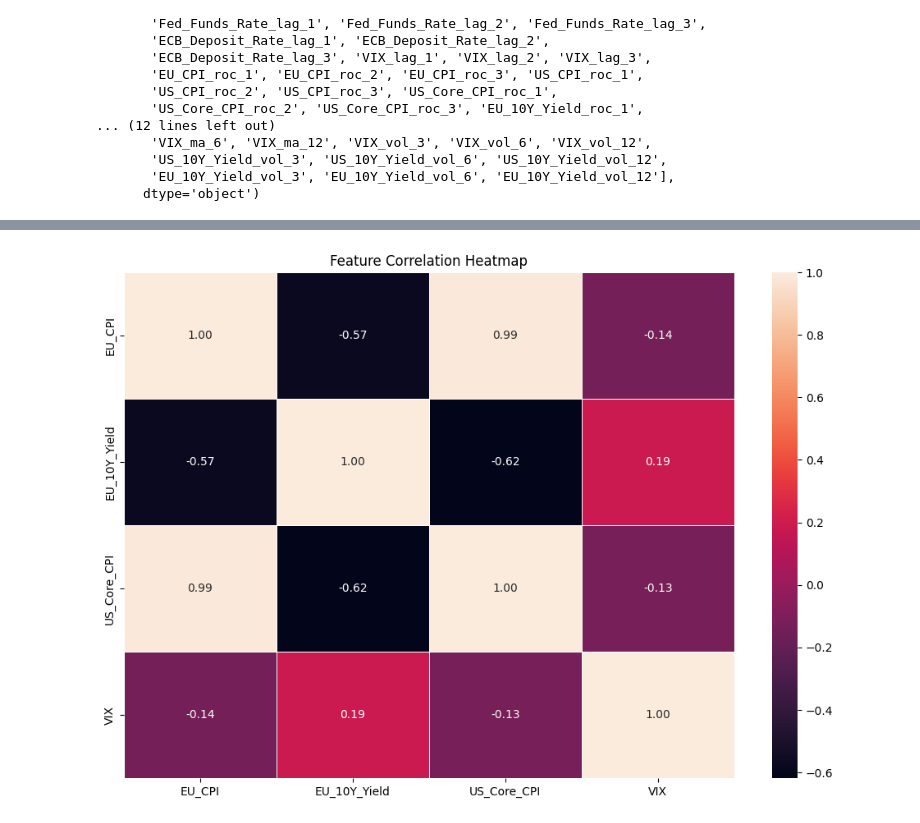
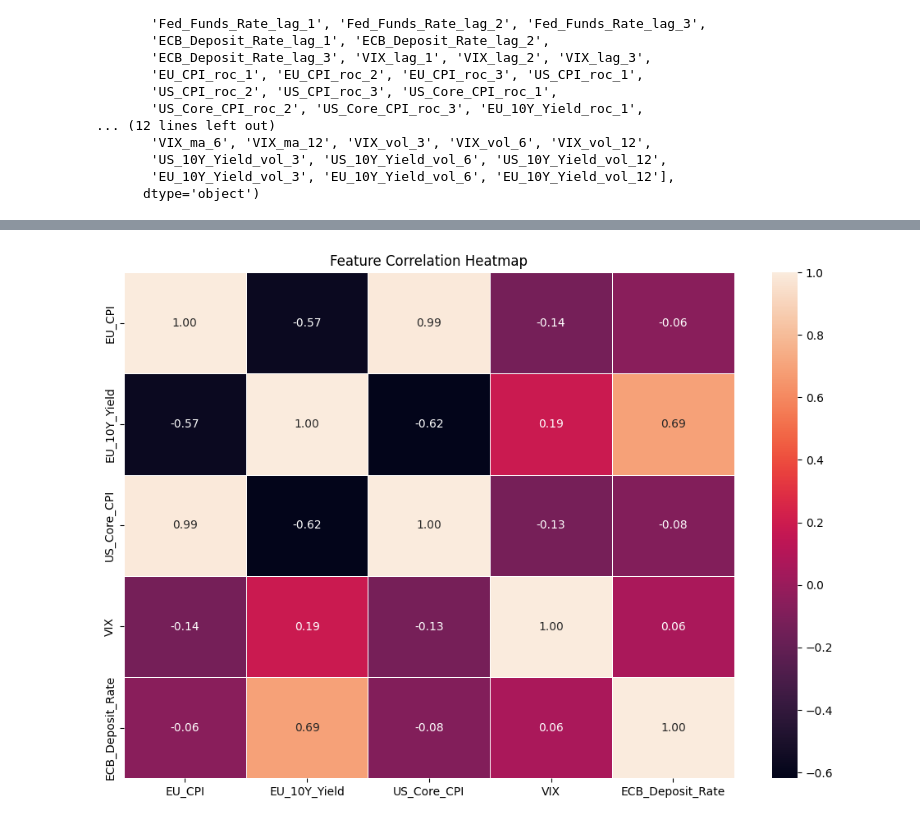
Before and after one commit to rgg81/fundamental-trading-signals, a Jupyter notebook: notebooks/eda.ipynb, the cells around one changed output, grey strips where cells are left out. Saved outputs shown, nothing was run; the diff lists cells and outputs as text; code cells hidden in the pictures.

```diff
--- a/notebooks/eda.ipynb
+++ b/notebooks/eda.ipynb
@@ -127,9 +127,9 @@ Name: EURUSD_Close, Length: 303, dtype: int64
 # %%
 # Correlation Analysis
 plt.figure(figsize=(12, 8))
-corr_matrix = features[["EU_CPI", "EU_10Y_Yield", "US_Core_CPI", "VIX"]].corr()
+corr_matrix = features[["EU_CPI", "EU_10Y_Yield", "US_Core_CPI", "VIX", "ECB_Deposit_Rate"]].corr()
 sns.heatmap(corr_matrix, annot=True, fmt=".2f", linewidths=0.5)
 plt.title("Feature Correlation Heatmap")
 plt.show()
 # %% [output]
-[figure, old version]
+[figure, new version]
```
Also changed, not shown: parts of 12 cells of this notebook, 9 other files.
